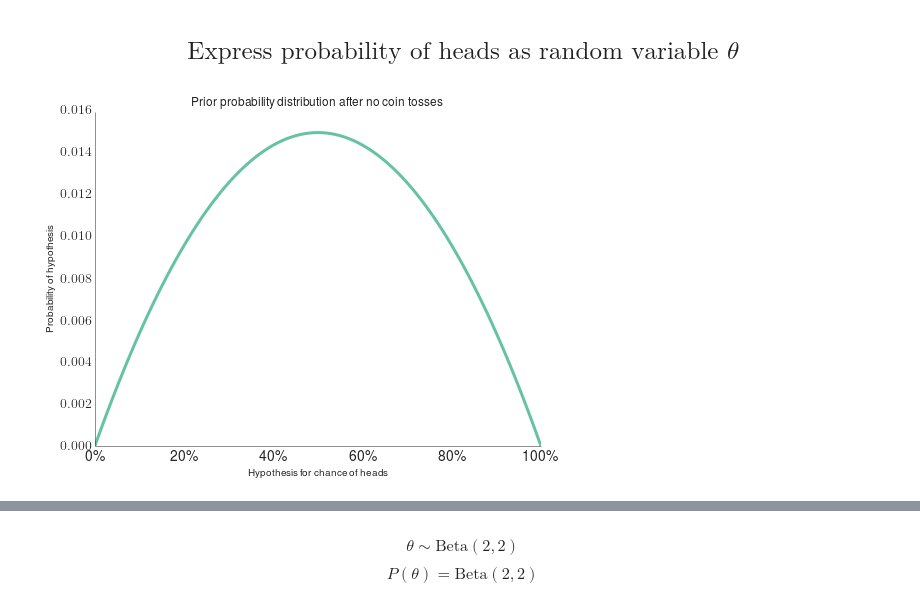
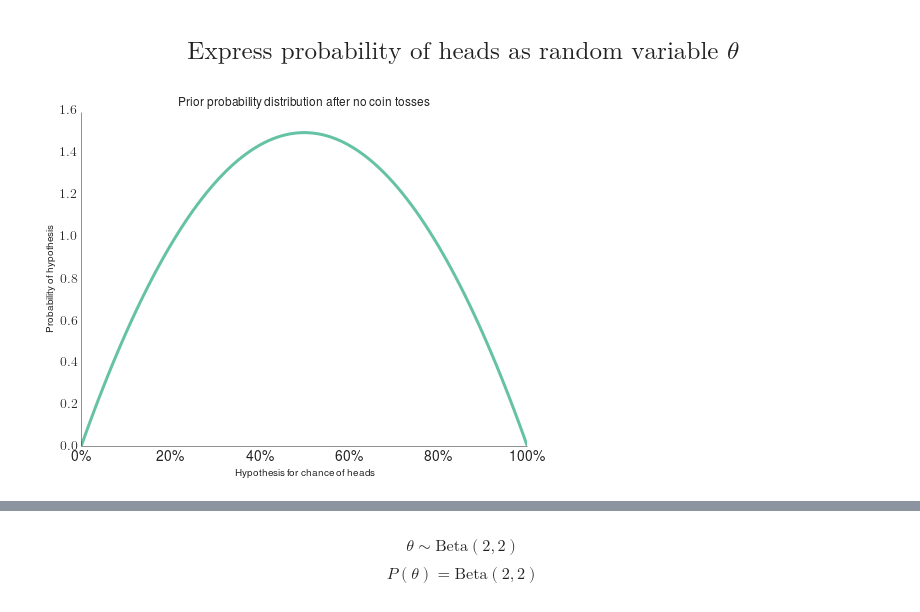
Before and after one commit to twiecki/pymc3_talk, a Jupyter notebook: bayesian_pymc3.ipynb, the cells around one changed output, grey strips where cells are left out. Saved outputs shown, nothing was run; the diff lists cells and outputs as text; code cells hidden in the pictures.

```diff
--- a/bayesian_pymc3.ipynb
+++ b/bayesian_pymc3.ipynb
@@ -101,17 +83,13 @@ x_coin = np.linspace(0, 1, 101)
 # %%
 fig = plt.figure(figsize=(8, 6))
 ax = fig.add_subplot(111, xlabel=r'Hypothesis for chance of heads',
             ylabel=r'Probability of hypothesis',
             title=r'Prior probability distribution after no coin tosses')
-possibilities = [1.0]*101
-normalize(possibilities)
-update_success(possibilities)
-update_failure(possibilities)
-ppl.plot(ax, x_coin, possibilities, linewidth=3.)
+ppl.plot(ax, x_coin, stats.beta(2, 2).pdf(x_coin), linewidth=3.)
 ax.set_xticklabels([r'0\%', r'20\%', r'40\%', r'60\%', r'80\%', r'100\%']);
 fig.savefig('coin1.png')
 # %% [output]
-[figure, old version]
+[figure, new version]
 # %%
 Image('coin1.png')
 # %% [output]
```
Also changed, not shown: parts of 12 cells of this notebook, 1 other file.
